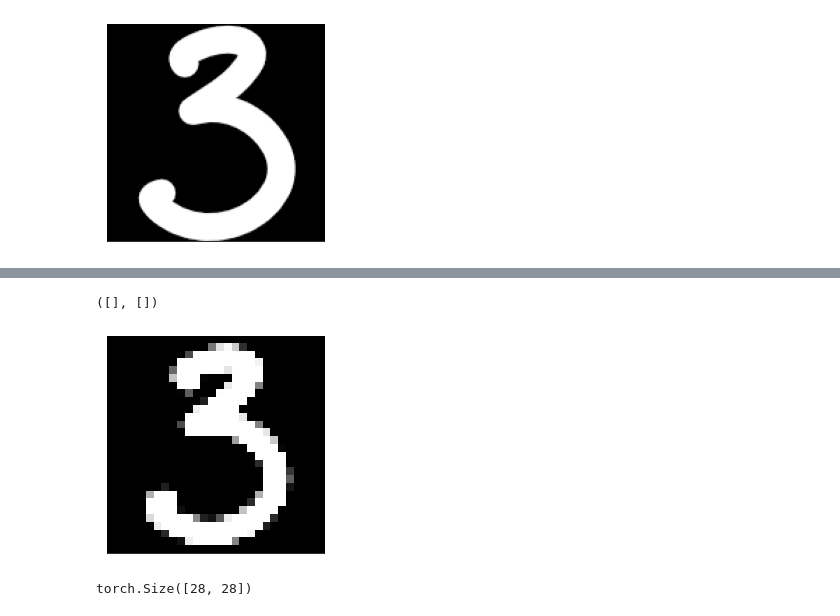
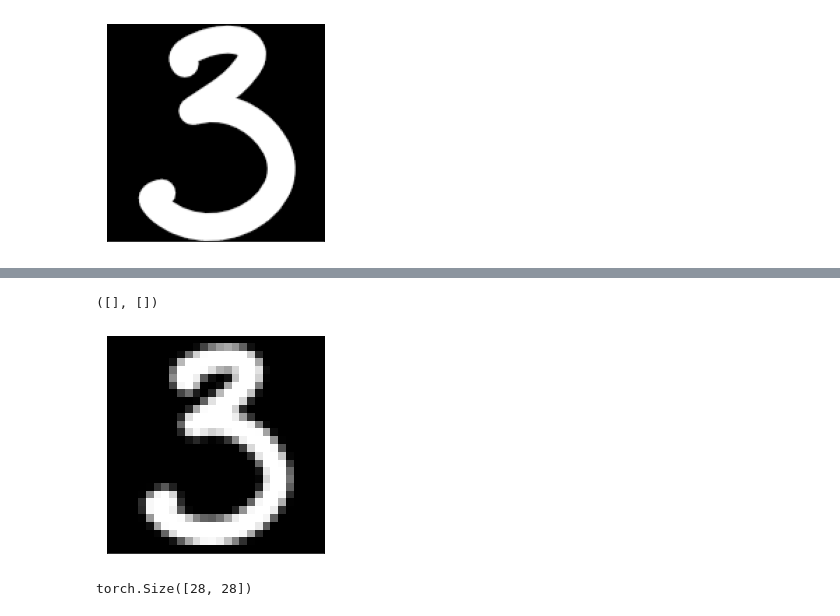
Before and after one commit to knmlprz/handwritten-digits, a Jupyter notebook: src/handwritten-digits/Notebooks/image_preprocessing.ipynb, the cells around one changed output, grey strips where cells are left out. Drawn from its saved outputs; the diff is of its cells as text; code cells hidden in the pictures.

Commit message:
Add blur, fix minor bug.
Signed-off-by: Vitalii Morskyi <vitalij20358@gmail.com>

```diff
--- a/src/handwritten-digits/Notebooks/image_preprocessing.ipynb
+++ b/src/handwritten-digits/Notebooks/image_preprocessing.ipynb
@@ -136,3 +136,8 @@ plt.yticks([])
 # %% [output]
 ([], [])
 [figure]
+# %%
+ptim_3p = T.GaussianBlur(kernel_size=(7, 7), sigma=(0.1, 7))(ptim_3.unsqueeze(dim=0).unsqueeze(dim=0)).squeeze()
+plt.imshow(ptim_3p, cmap='gray')
+plt.xticks([])
+plt.yticks([])
@@ -139,12 +147,12 @@ plt.yticks([])
 # %%
-ptim_4 = T.Resize(size=[26, 26])(ptim_3.view(1, 1, *ptim_3.size())).view(26, 26)
+ptim_4 = T.Resize(size=[26, 26])(ptim_3p.view(1, 1, *ptim_3p.size())).view(26, 26)
 ptim_4 = T.Pad(padding=1, fill=fill_val)(ptim_4)
 plt.imshow(ptim_4, cmap='gray')
 plt.xticks([])
 plt.yticks([])
 # %% [output]
 ([], [])
-[figure, old version]
+[figure, new version]
 # %%
 ptim_4.size()
 # %% [output]
```
Also changed, not shown: parts of 1 cell of this notebook, 2 other files.
